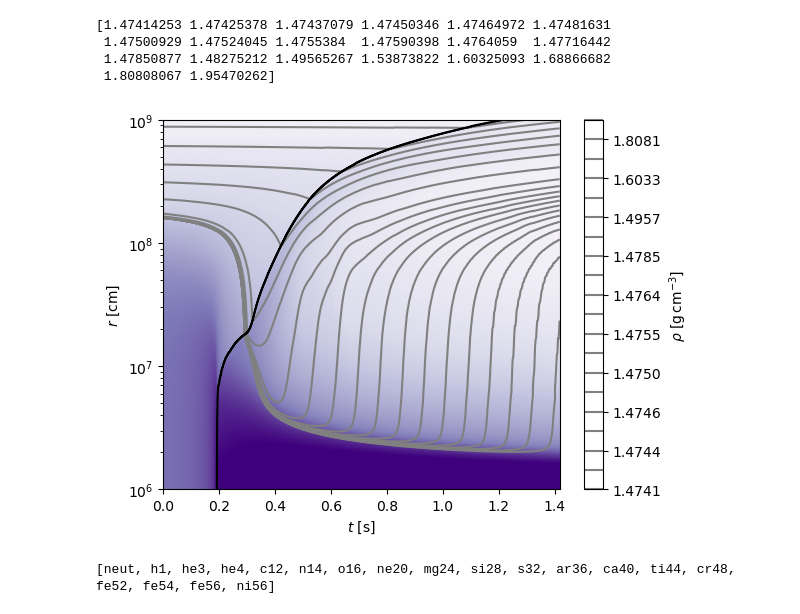
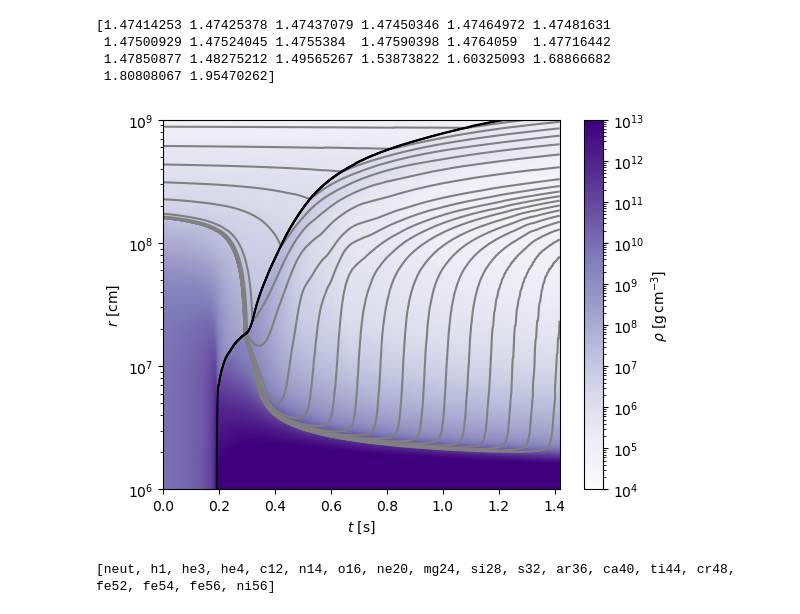
Before and after one commit to gadjalin/flashy, a Jupyter notebook: examples/tracers_1d.ipynb, the cells around one changed output. Cells and saved outputs as stored; diff of their text form; code cells hidden in the pictures.

```diff
--- a/examples/tracers_1d.ipynb
+++ b/examples/tracers_1d.ipynb
@@ -27,24 +27,24 @@ print(masses/Msun)
 # %%
 # Plot tracer trajectories
 r = np.logspace(6, 9, 300)
 uni_data = sim_data.interp(r)
 
 pm = plt.pcolormesh(uni_data.times, uni_data.radii, uni_data['dens'].as_array(), cmap='Purples', \
                    norm=mpl.colors.LogNorm(vmin=1e4, vmax=1e13), shading='gouraud')
 contour = plt.contour(uni_data.times, uni_data.radii, uni_data['mass'].as_array()/Msun, levels=(masses/Msun), colors='gray')
 
 plt.plot(dat[0]['time'], dat[0]['max shock radius'], c='k')
-cbar = plt.colorbar()
+cbar = plt.colorbar(pm)
 cbar.set_label(flashy.get_label('dens'))
 
 plt.ylim(1e6, 1e9)
 plt.xscale(flashy.get_plot_scale('t'))
 plt.yscale(flashy.get_plot_scale('r'))
 plt.xlabel(flashy.get_label('t'))
 plt.ylabel(flashy.get_label('r'))
 plt.show()
 # %% [output]
-[figure, old version]
+[figure, new version]
 # %%
 # Determine each tracer seed nuclei
 # Given the mass coordinates and progenitor file.
```
